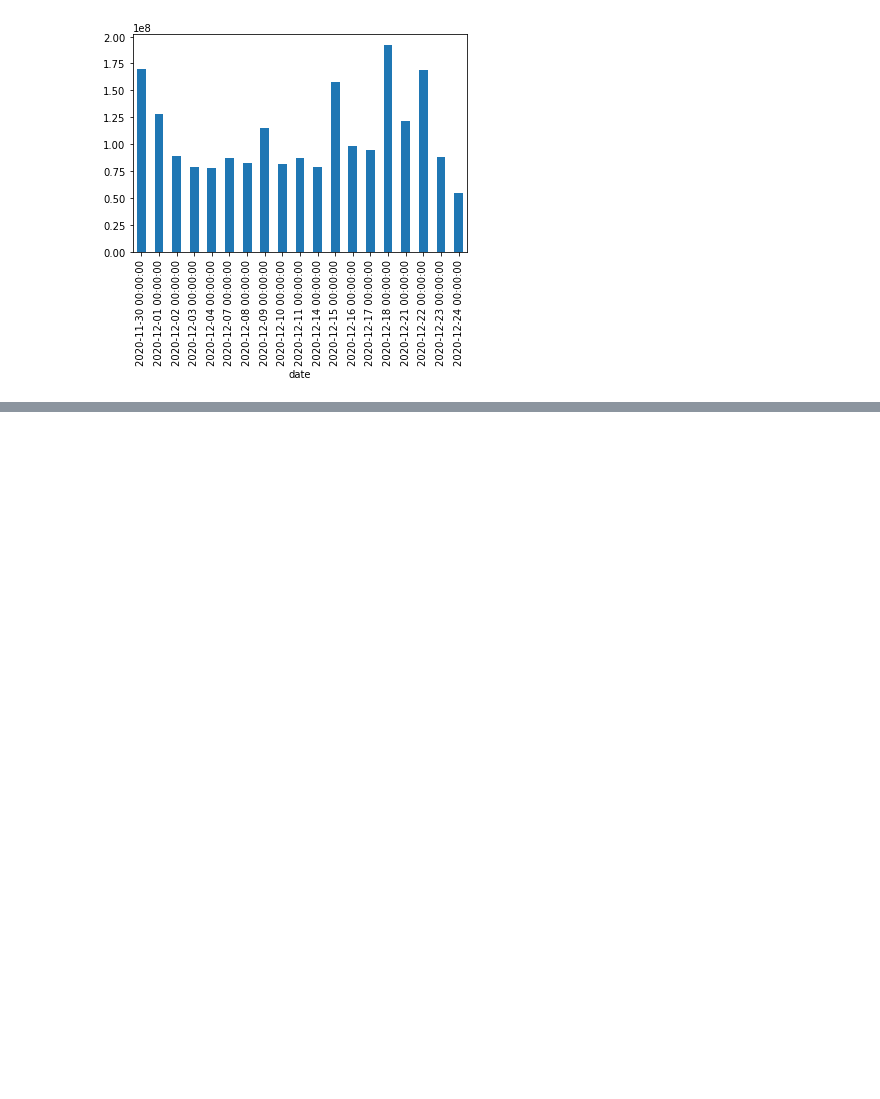
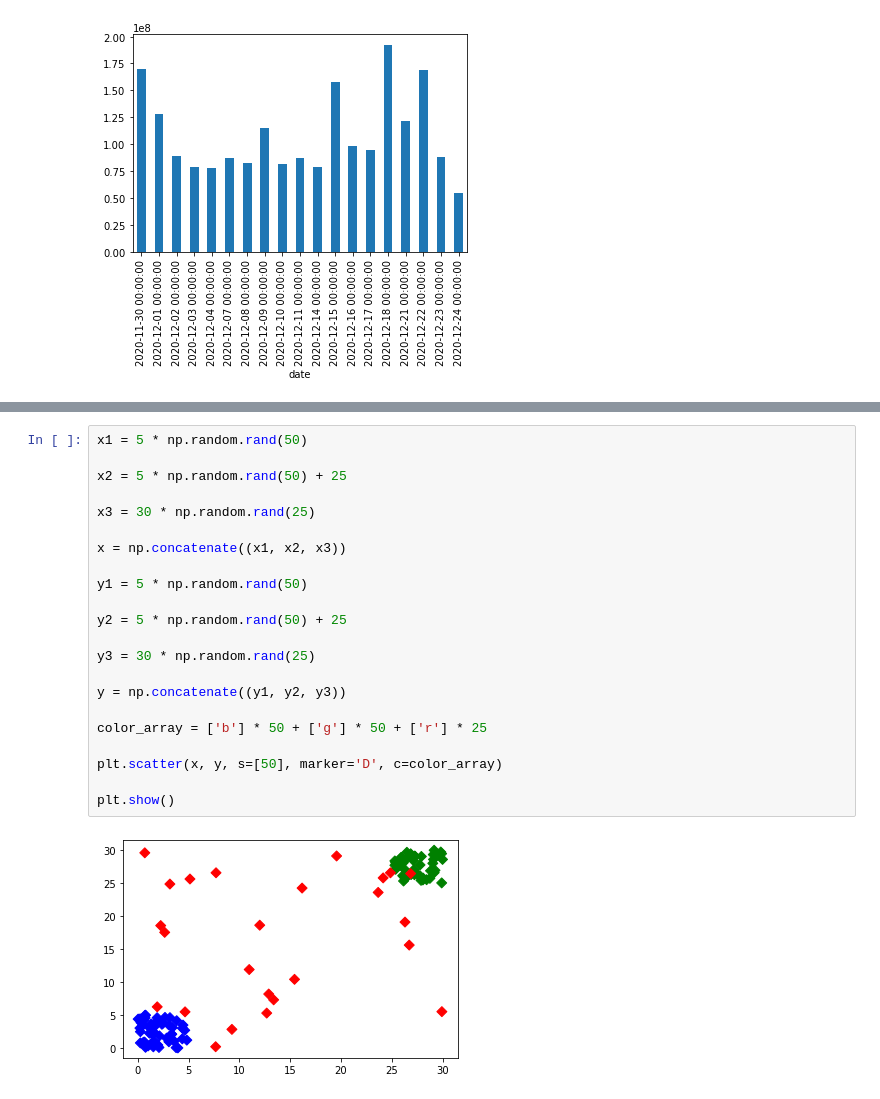
Before and after one commit to lukewbecker/fbphrophet-remote, a Jupyter notebook: fbprophet_testing.ipynb, the cells around one changed output, grey strips where cells are left out. Cells and saved outputs as stored; diff of their text form; blank space fills up the shorter version.

```diff
--- a/fbprophet_testing.ipynb
+++ b/fbprophet_testing.ipynb
@@ -329,0 +342,24 @@ close_prices.volume.plot(kind = 'bar')
+# %%
+x1 = 5 * np.random.rand(50)
+
+x2 = 5 * np.random.rand(50) + 25
+
+x3 = 30 * np.random.rand(25)
+
+x = np.concatenate((x1, x2, x3))
+
+y1 = 5 * np.random.rand(50)
+
+y2 = 5 * np.random.rand(50) + 25
+
+y3 = 30 * np.random.rand(25)
+
+y = np.concatenate((y1, y2, y3))
+
+color_array = ['b'] * 50 + ['g'] * 50 + ['r'] * 25
+
+plt.scatter(x, y, s=[50], marker='D', c=color_array)
+
+plt.show()
+# %% [output]
+[figure, added]
```
Also changed, not shown: parts of 2 cells of this notebook.
